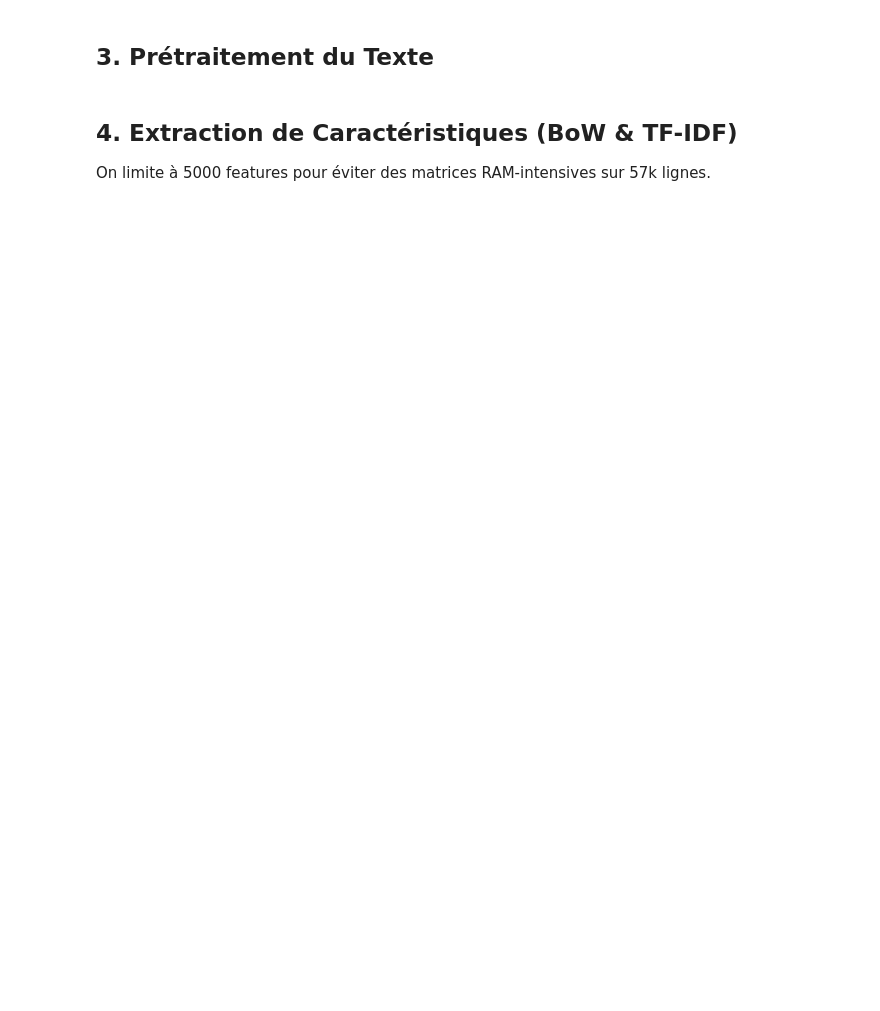
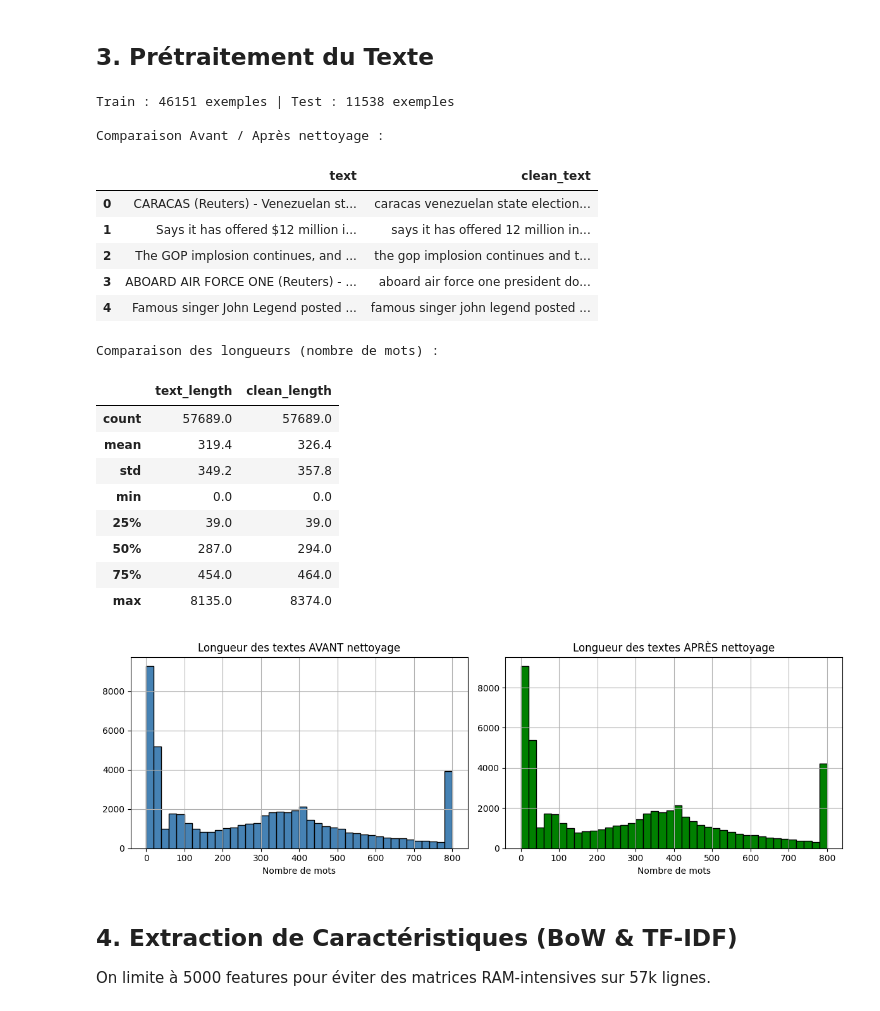
Before and after one commit to OmarElkhali/Fake-News-Detection, a Jupyter notebook: FakeNews_Pipeline_Complete.ipynb, the cells around one changed output. Drawn from its saved outputs; the diff is of its cells as text; code cells hidden in the pictures; blank space fills up the shorter version.

```diff
--- a/FakeNews_Pipeline_Complete.ipynb
+++ b/FakeNews_Pipeline_Complete.ipynb
@@ -108,24 +172,68 @@ df_sample.info()
 # %%
 
 def clean_text(text):
     text = str(text).lower()
     text = re.sub(r'https?://\S+|www\.\S+', '', text)
     text = re.sub(r'<.*?>', '', text)
     text = re.sub(r'\b(reuters)\b', '', text)
     text = re.sub(f"[{re.escape(string.punctuation)}]", " ", text)
     text = re.sub(r'\s+', ' ', text).strip()
     return text
 
 tqdm.pandas(desc="Nettoyage du texte")
 df_sample['clean_text'] = df_sample['text'].progress_apply(clean_text)
 
 # Conversion robuste en NumPy
 X = np.array(df_sample['clean_text'].astype(str).tolist(), dtype=object)
 y = np.array(df_sample['label'].astype(int).tolist(), dtype=int)
 
 X_train, X_test, y_train, y_test = train_test_split(X, y, test_size=0.2, random_state=42, stratify=y)
-print(f"Shape de X_train : {X_train.shape}, Shape de X_test : {X_test.shape}")
-display(df_sample[['text', 'clean_text']].head())
+print(f"Train : {len(X_train)} exemples | Test : {len(X_test)} exemples")
+
+# Avant / Après nettoyage
+print("\nComparaison Avant / Après nettoyage :")
+display(df_sample[['text', 'clean_text']].head(5))
+
+# Longueur après nettoyage
+df_sample['clean_length'] = df_sample['clean_text'].str.split().str.len()
+print("\nComparaison des longueurs (nombre de mots) :")
+display(df_sample[['text_length', 'clean_length']].describe().round(1))
+
+# Graphique : longueur avant et après
+plt.figure(figsize=(12, 4))
+plt.subplot(1, 2, 1)
+df_sample['text_length'].clip(upper=800).hist(bins=40, color='steelblue', edgecolor='black')
+plt.title('Longueur des textes AVANT nettoyage')
+plt.xlabel('Nombre de mots')
+
+plt.subplot(1, 2, 2)
+df_sample['clean_length'].clip(upper=800).hist(bins=40, color='green', edgecolor='black')
+plt.title('Longueur des textes APRÈS nettoyage')
+plt.xlabel('Nombre de mots')
+plt.tight_layout()
+plt.savefig('results/graphes/text_length_distribution.png')
+plt.show()
+# %% [output]
+Train : 46151 exemples | Test : 11538 exemples
+
+Comparaison Avant / Après nettoyage :
+|  | text | clean_text |
+| 0 | CARACAS (Reuters) - Venezuelan st... | caracas venezuelan state election... |
+| 1 | Says it has offered $12 million i... | says it has offered 12 million in... |
+| 2 | The GOP implosion continues, and ... | the gop implosion continues and t... |
+| 3 | ABOARD AIR FORCE ONE (Reuters) - ... | aboard air force one president do... |
+| 4 | Famous singer John Legend posted ... | famous singer john legend posted ... |
+Comparaison des longueurs (nombre de mots) :
+|  | text_length | clean_length |
+| count | 57689.0 | 57689.0 |
+| mean | 319.4 | 326.4 |
+| std | 349.2 | 357.8 |
+| min | 0.0 | 0.0 |
+| 25% | 39.0 | 39.0 |
+| 50% | 287.0 | 294.0 |
+| 75% | 454.0 | 464.0 |
+| max | 8135.0 | 8374.0 |
+[figure, added]
 # %% [markdown]
 
 ## 4. Extraction de Caractéristiques (BoW & TF-IDF)
```
Also changed, not shown: parts of 16 cells of this notebook.
